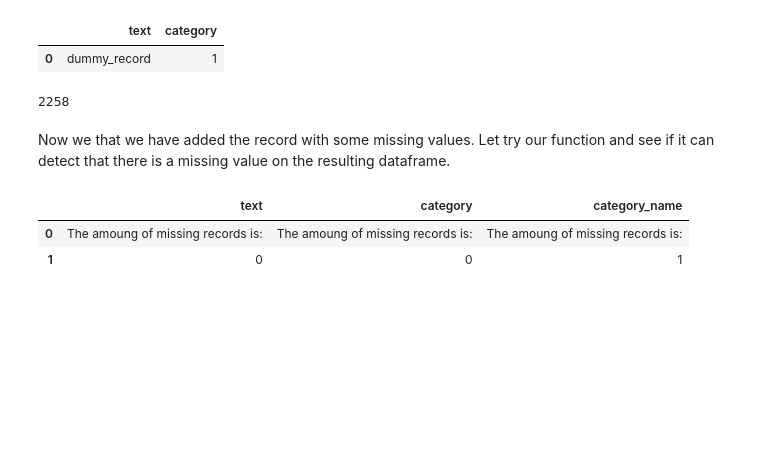
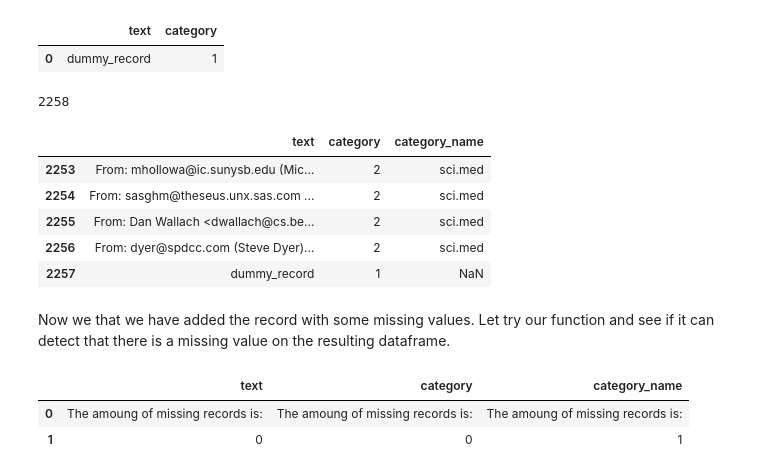
Before and after one commit to davidtseng2000/DM2022-Lab1-Master, a Jupyter notebook: DM2022-Lab1-Master.ipynb, the cells around one changed output. Saved outputs shown, nothing was run; the diff lists cells and outputs as text; code cells hidden in the pictures; blank space fills up the shorter version.

```diff
--- a/DM2022-Lab1-Master.ipynb
+++ b/DM2022-Lab1-Master.ipynb
@@ -490,6 +526,16 @@ result_with_series = pd.concat([X, dummy_series.to_frame().T], ignore_index=True
 len(result_with_series)
 # %% [output]
 2258
+# %%
+#my test for checking the dummy data
+result_with_series.tail()
+# %% [output]
+|  | text | category | category_name |
+| 2253 | From: mhollowa@ic.sunysb.edu (Mic... | 2 | sci.med |
+| 2254 | From: sasghm@theseus.unx.sas.com ... | 2 | sci.med |
+| 2255 | From: Dan Wallach <dwallach@cs.be... | 2 | sci.med |
+| 2256 | From: dyer@spdcc.com (Steve Dyer)... | 2 | sci.med |
+| 2257 | dummy_record | 1 | NaN |
 # %% [markdown]
 Now we that we have added the record with some missing values. Let try our function and see if it can detect that there is a missing value on the resulting dataframe.
 # %%
```
Also changed, not shown: parts of 19 cells of this notebook.
